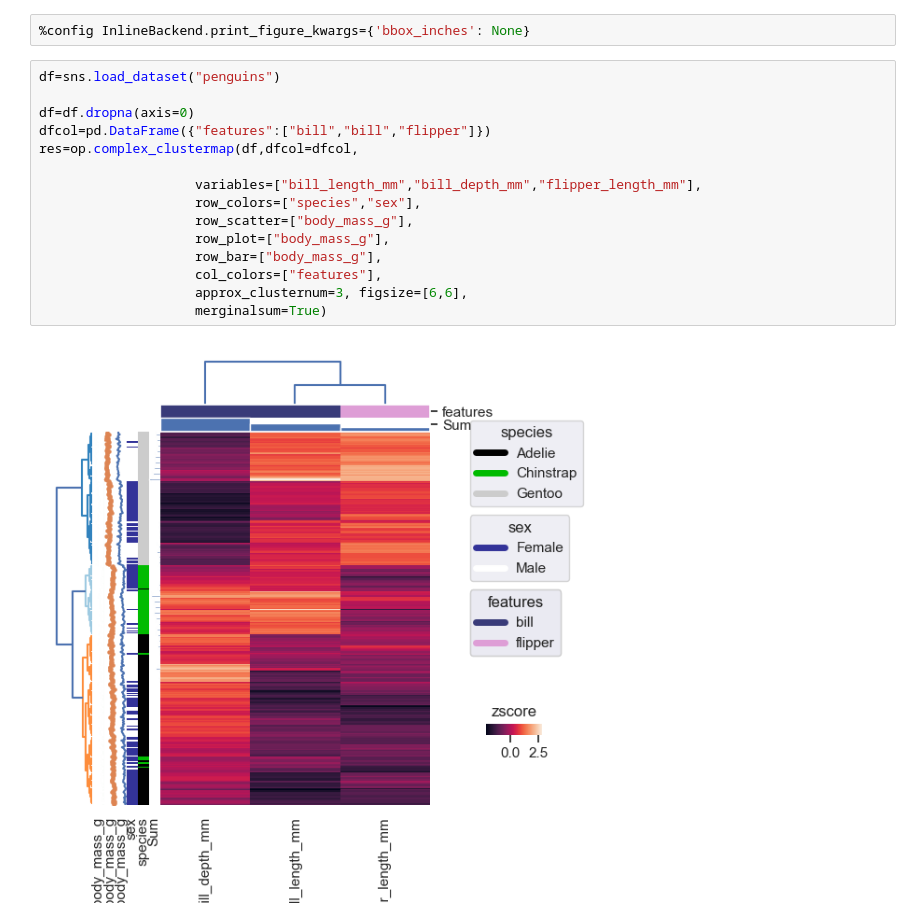
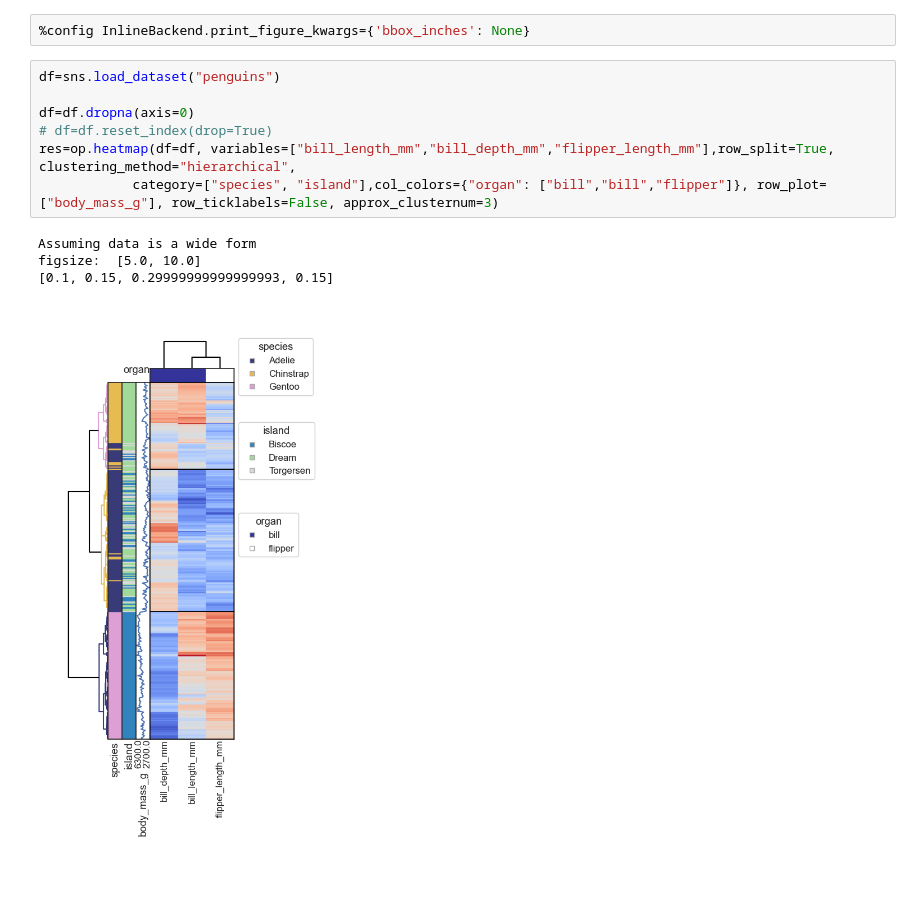
Before and after one commit to koonimaru/omniplot, a Jupyter notebook: ipynb/complex_clustermap.ipynb, the cells around one changed output. Cells and saved outputs as stored; diff of their text form; blank space fills up the shorter version.

Commit message:
Fixed a bug in complex clustermap

```diff
--- a/ipynb/complex_clustermap.ipynb
+++ b/ipynb/complex_clustermap.ipynb
@@ -15,17 +16,12 @@ for macos, "%matplotlib qt5" may work after installing pyqt5 with pip
 # %%
 df=sns.load_dataset("penguins")
 
 df=df.dropna(axis=0)
-dfcol=pd.DataFrame({"features":["bill","bill","flipper"]})
-res=op.complex_clustermap(df,dfcol=dfcol,
-
-                    variables=["bill_length_mm","bill_depth_mm","flipper_length_mm"],
-                    row_colors=["species","sex"],
-                    row_scatter=["body_mass_g"],
-                    row_plot=["body_mass_g"],
-                    row_bar=["body_mass_g"],
-                    col_colors=["features"],
-                    approx_clusternum=3, figsize=[6,6],
-                    merginalsum=True)
+# df=df.reset_index(drop=True)
+res=op.heatmap(df=df, variables=["bill_length_mm","bill_depth_mm","flipper_length_mm"],row_split=True, clustering_method="hierarchical",
+            category=["species", "island"],col_colors={"organ": ["bill","bill","flipper"]}, row_plot=["body_mass_g"], row_ticklabels=False, approx_clusternum=3)
 # %% [output]
+Assuming data is a wide form
+figsize:  [5.0, 10.0]
+[0.1, 0.15, 0.29999999999999993, 0.15]
-[figure, old version]
+[figure, new version]
```
Also changed, not shown: parts of 7 cells of this notebook, 14 other files.
